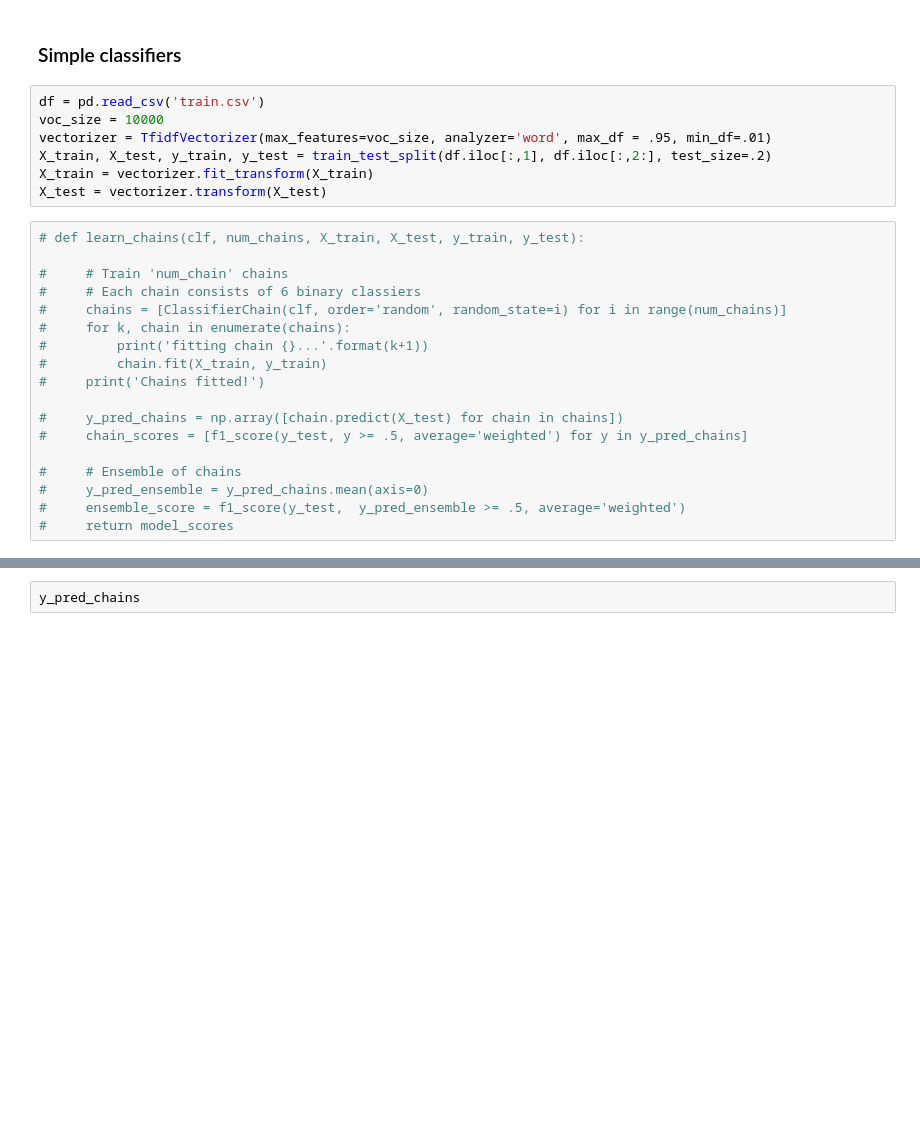
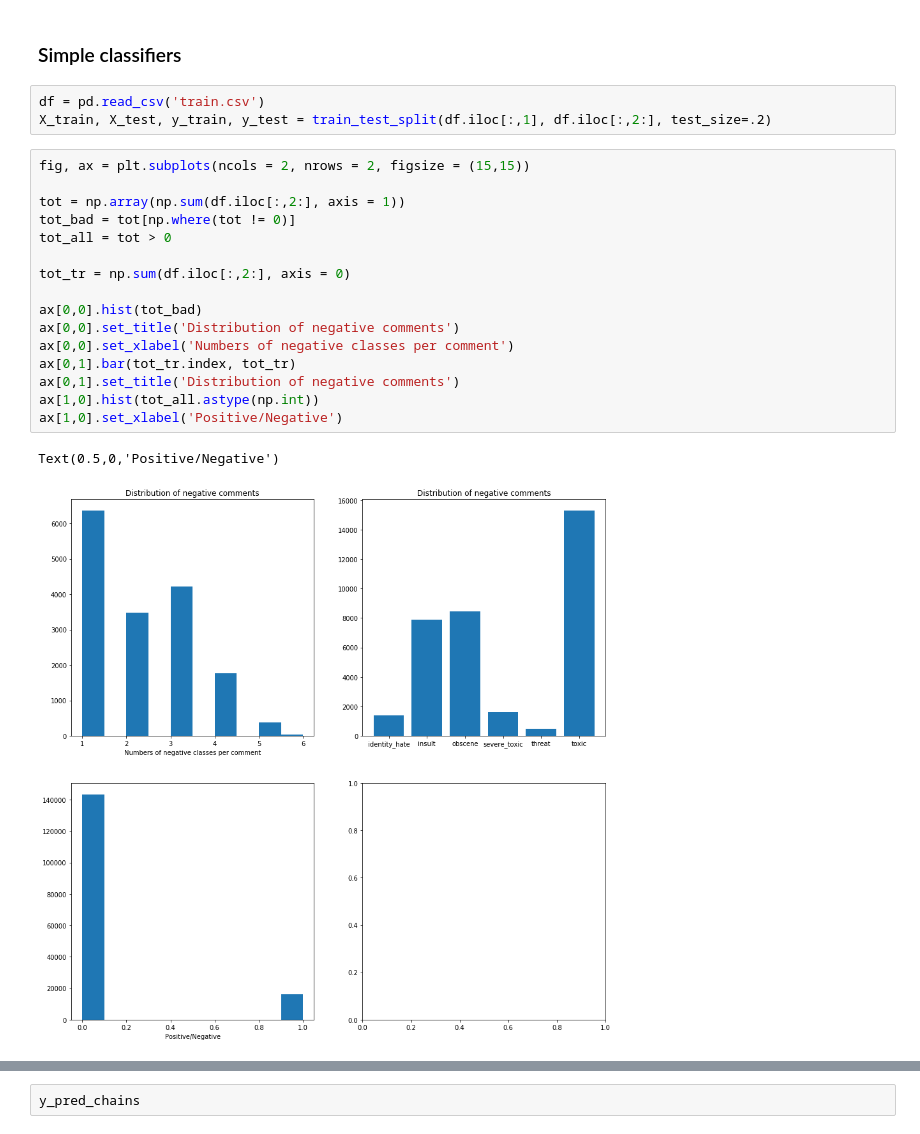
Before and after one commit to NikitaChizhov/ML-Project, a Jupyter notebook: Ensembles.ipynb, the cells around one changed output, grey strips where cells are left out. Cells and saved outputs as stored; diff of their text form; blank space fills up the shorter version.

```diff
--- a/Ensembles.ipynb
+++ b/Ensembles.ipynb
@@ -24,26 +62,23 @@ from torch.utils import data as td
 ### Simple classifiers
 # %%
 df = pd.read_csv('train.csv')
-voc_size = 10000
-vectorizer = TfidfVectorizer(max_features=voc_size, analyzer='word', max_df = .95, min_df=.01)
 X_train, X_test, y_train, y_test = train_test_split(df.iloc[:,1], df.iloc[:,2:], test_size=.2)
-X_train = vectorizer.fit_transform(X_train)
-X_test = vectorizer.transform(X_test)
-# %%
-# def learn_chains(clf, num_chains, X_train, X_test, y_train, y_test):
-
-#     # Train 'num_chain' chains
-#     # Each chain consists of 6 binary classiers
-#     chains = [ClassifierChain(clf, order='random', random_state=i) for i in range(num_chains)]
-#     for k, chain in enumerate(chains):
-#         print('fitting chain {}...'.format(k+1))
-#         chain.fit(X_train, y_train)
-#     print('Chains fitted!')
-
-#     y_pred_chains = np.array([chain.predict(X_test) for chain in chains])
-#     chain_scores = [f1_score(y_test, y >= .5, average='weighted') for y in y_pred_chains]
-
-#     # Ensemble of chains
-#     y_pred_ensemble = y_pred_chains.mean(axis=0)
-#     ensemble_score = f1_score(y_test,  y_pred_ensemble >= .5, average='weighted')
-#     return model_scores
+# %%
+fig, ax = plt.subplots(ncols = 2, nrows = 2, figsize = (15,15))
+
+tot = np.array(np.sum(df.iloc[:,2:], axis = 1))
+tot_bad = tot[np.where(tot != 0)]
+tot_all = tot > 0
+
+tot_tr = np.sum(df.iloc[:,2:], axis = 0)
+
+ax[0,0].hist(tot_bad)
+ax[0,0].set_title('Distribution of negative comments')
+ax[0,0].set_xlabel('Numbers of negative classes per comment')
+ax[0,1].bar(tot_tr.index, tot_tr)
+ax[0,1].set_title('Distribution of negative comments')
+ax[1,0].hist(tot_all.astype(np.int))
+ax[1,0].set_xlabel('Positive/Negative')
+# %% [output]
+Text(0.5,0,'Positive/Negative')
+[figure, added]
```
Also changed, not shown: parts of 14 cells of this notebook.
